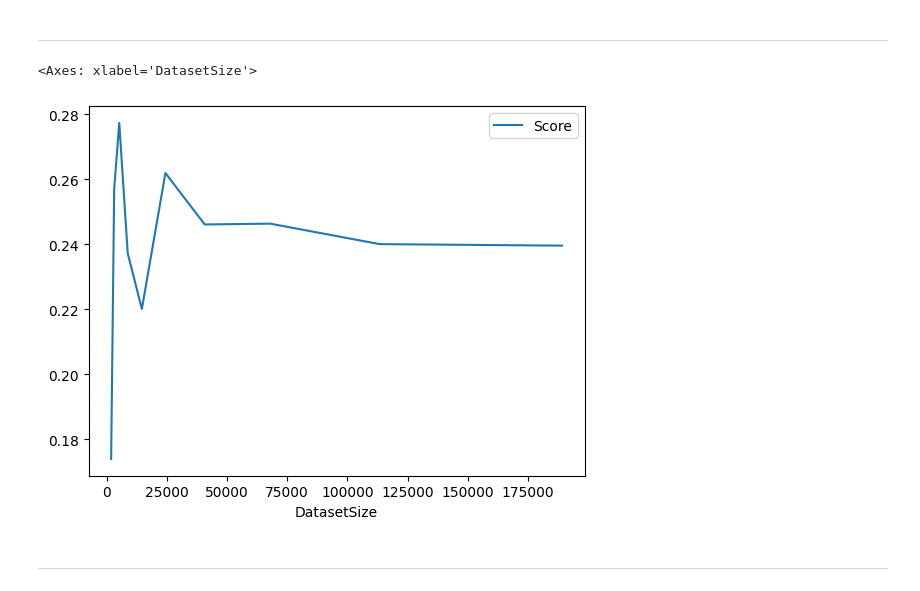
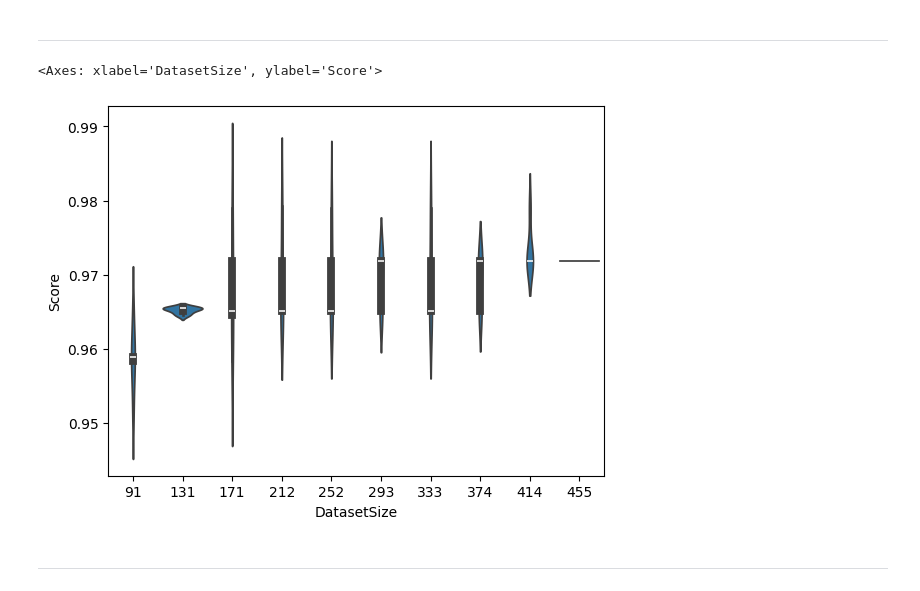
Before and after one commit to Mb-NextTime/explain, a Jupyter notebook: auto-explainability.ipynb, the cells around one changed output. Saved outputs shown, nothing was run; the diff lists cells and outputs as text; code cells hidden in the pictures.

```diff
--- a/auto-explainability.ipynb
+++ b/auto-explainability.ipynb
@@ -44,5 +63,4 @@ data = read_any(args.data, args.header)
 target_idx = args.target
 target = data.iloc[:, target_idx]
 data = data.drop(columns=data.columns[target_idx])
-
-X_train, X_test, y_train, y_test = train_test_split(data, target, test_size=0.2, stratify=target)
+_, data, _, target = train_test_split(data, target, test_size=800, stratify=target)
@@ -53,4 +96,9 @@ data.shape, target.shape
 # %%
-train_pool = Pool(data=X_train, label=y_train)
-test_pool = Pool(data=X_test, label=y_test)
+train_pool = Pool(X_train, y_train)
+test_pool = Pool(X_test, y_test)
+
+model_params = {
+    'eval_metric': 'F1',
+    'custom_metric': ['Accuracy', 'Precision', 'Recall'],
+}
 # %%
@@ -108,0 +167,5 @@ shap.plots.beeswarm(shap_values, max_display=30)
+# %%
+# ICE
+for i in range(data.shape[1]):
+    PartialDependenceDisplay.from_estimator(final_model, data, [i], kind='both')
+    plt.show()
@@ -115,7 +195,7 @@ class VirtualDataset:
         self._params = model_params
         self._metric = eval_metric
         self._max_iter = n_iter
-        self._sizes = np.logspace(-2, -1e-5, self._max_iter)
+        self._sizes = np.linspace(0.2, 1, self._max_iter)
 
     def fit(self, X, y):
         X_train, X_test, y_train, y_test = train_test_split(X, y, test_size=0.2, stratify=y)
@@ -124,21 +204,28 @@ class VirtualDataset:
         self._y_train = y_train
         self._y_test = y_test
 
+        sizes = []
         scores = []
         for i, size in enumerate(self._sizes):
-            X, _, y, _ = train_test_split(self._X_train, self._y_train, test_size=1-size, stratify=self._y_train)
-            model = self._Model(**self._params)
-            model.fit(X, y)
-            score = self._metric(model.predict(self._X_test), self._y_test)
-            scores.append(score)
-        return {'DatasetSize': (self._sizes * len(X)).astype(int), 'Score': scores}
+            for _ in range(5):
+                if size != 1:
+                    X, _, y, _ = train_test_split(self._X_train, self._y_train, test_size=1-size, stratify=self._y_train)
+                else:
+                    X, y = self._X_train, self._y_train
+                model = self._Model(**self._params)
+                model.fit(X, y)
+                score = self._metric(model.predict(self._X_test), self._y_test)
+                sizes.append(len(X))
+                scores.append(score)
+
+        return {'DatasetSize': sizes, 'Score': scores}
 # %%
 vds = VirtualDataset(CatBoostClassifier, model_params | {'silent': True}, f1_score, n_iter=10)
 vds_res = vds.fit(data.to_numpy(), target.to_numpy())
 # %%
-pd.DataFrame(vds_res).plot(x='DatasetSize', y='Score')
+sns.violinplot(vds_res, x='DatasetSize', y='Score')
 # %% [output]
-<Axes: xlabel='DatasetSize'>
+<Axes: xlabel='DatasetSize', ylabel='Score'>
-[figure, old version]
+[figure, new version]
 # %% [markdown]
 ---
```
Also changed, not shown: parts of 16 cells of this notebook.
